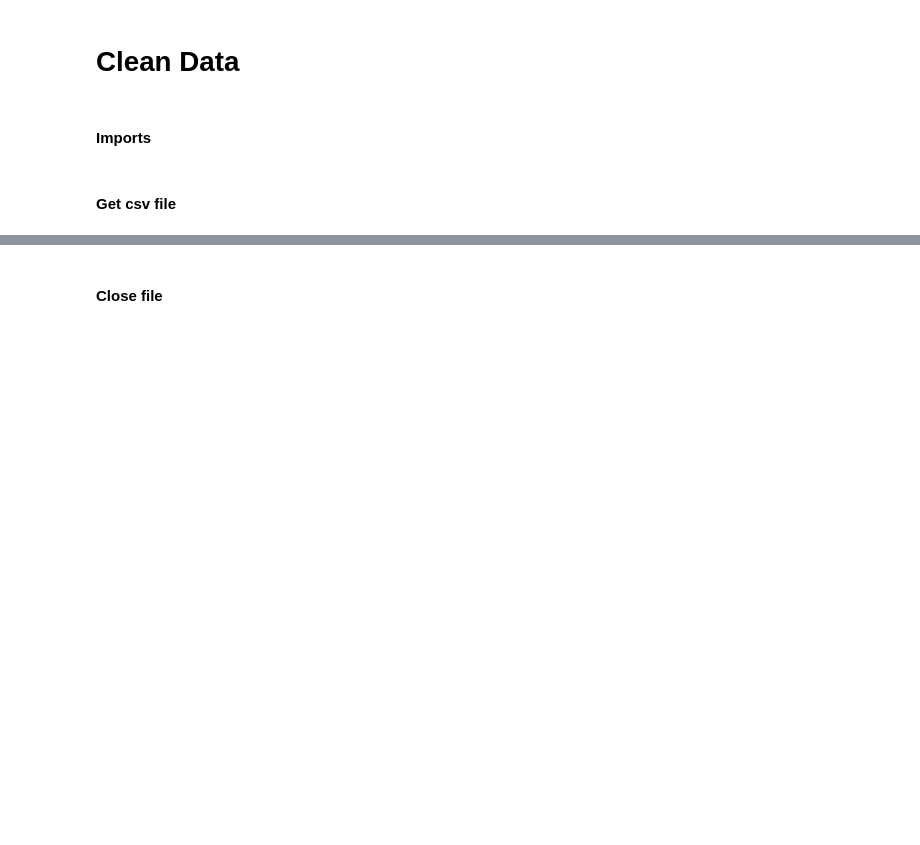
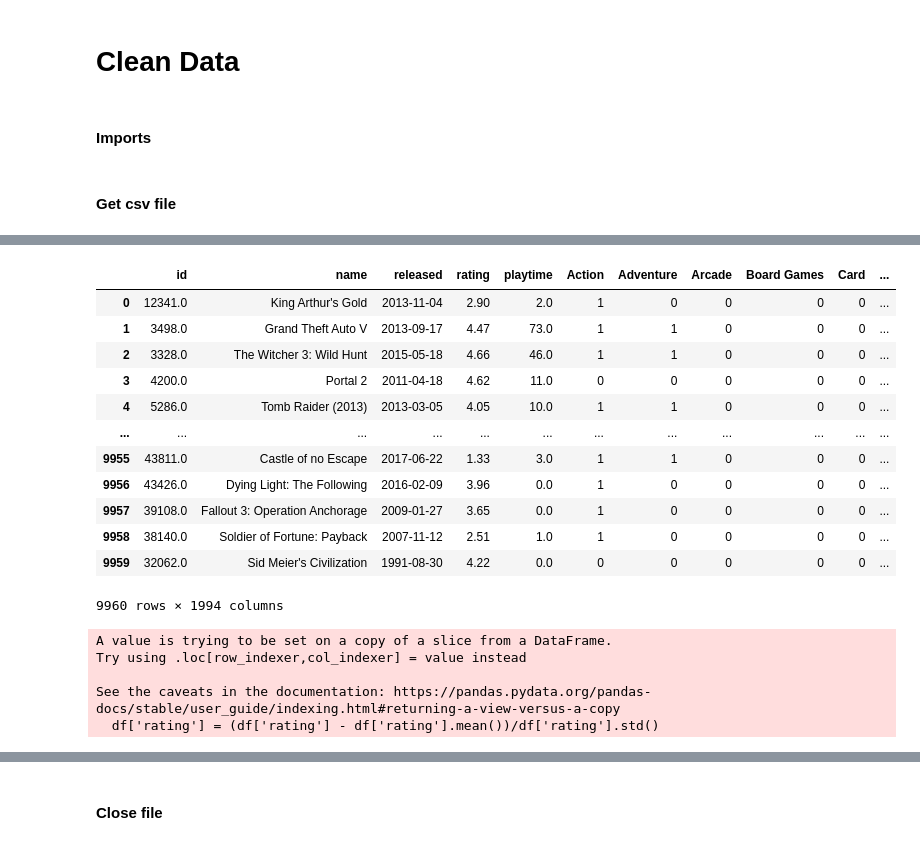
Before and after one commit to wanickols/GRS, a Jupyter notebook: Clean Data.ipynb, the cells around one changed output, grey strips where cells are left out. Saved outputs shown, nothing was run; the diff lists cells and outputs as text; code cells hidden in the pictures; blank space fills up the shorter version.

```diff
--- a/Clean Data.ipynb
+++ b/Clean Data.ipynb
@@ -42,21 +19,0 @@ UnicodeDecodeError: 'charmap' codec can't decode byte 0x81 in position 4224: cha
-# %%
-# Load the csv file into a DataFrame
-df = pd.read_csv('games.csv')
-
-# Split the tags column by spaces
-df['tags'] = df['tags'].str.split(' ')
-
-# Explode the tags column into multiple rows
-df = df.explode('tags')
-
-# Convert the tags column into dummy variables
-df = pd.get_dummies(df, columns=['tags'])
-
-# Group the DataFrame by genre
-grouped = df.groupby('genre')
-
-# Get the mean rating for each genre
-mean_rating = grouped['genre'].value_counts()
-
-# Print the mean rating for each genre
-print(mean_rating)
@@ -108,0 +20,37 @@ Name: count, Length: 8546, dtype: int64
+# %%
+# Drop Columns
+df = df.drop(['Unnamed: 10'], axis=1)
+df = df.drop(['metacritic'], axis=1)
+# %%
+df_genre = df['genre'].str.get_dummies('-')
+df = pd.concat([df[:], df_genre[:]], axis=1)
+
+
+df_tags = df['tags'].str.get_dummies('-')
+df = pd.concat([df[:], df_tags[:]], axis=1)
+
+
+df_platforms = df['platforms'].str.get_dummies('-')
+df = pd.concat([df[:], df_platforms[:]], axis=1)
+
+#df_series = df['series'].str.split('-')
+# %%
+df = df.drop(['genre'], axis=1)
+df = df.drop(['tags'], axis=1)
+df = df.drop(['platforms'], axis=1)
+df = df.drop(['series'], axis=1)
+df
+# %% [output]
+|  | id | name | released | rating | playtime | Action | Adventure | Arcade | Board Games | Card | ... |
+| 0 | 12341.0 | King Arthur's Gold | 2013-11-04 | 2.90 | 2.0 | 1 | 0 | 0 | 0 | 0 | ... |
+| 1 | 3498.0 | Grand Theft Auto V | 2013-09-17 | 4.47 | 73.0 | 1 | 1 | 0 | 0 | 0 | ... |
+| 2 | 3328.0 | The Witcher 3: Wild Hunt | 2015-05-18 | 4.66 | 46.0 | 1 | 1 | 0 | 0 | 0 | ... |
+| 3 | 4200.0 | Portal 2 | 2011-04-18 | 4.62 | 11.0 | 0 | 0 | 0 | 0 | 0 | ... |
+| 4 | 5286.0 | Tomb Raider (2013) | 2013-03-05 | 4.05 | 10.0 | 1 | 1 | 0 | 0 | 0 | ... |
+| ... | ... | ... | ... | ... | ... | ... | ... | ... | ... | ... | ... |
+| 9955 | 43811.0 | Castle of no Escape | 2017-06-22 | 1.33 | 3.0 | 1 | 1 | 0 | 0 | 0 | ... |
+| 9956 | 43426.0 | Dying Light: The Following | 2016-02-09 | 3.96 | 0.0 | 1 | 0 | 0 | 0 | 0 | ... |
+| 9957 | 39108.0 | Fallout 3: Operation Anchorage | 2009-01-27 | 3.65 | 0.0 | 1 | 0 | 0 | 0 | 0 | ... |
+| 9958 | 38140.0 | Soldier of Fortune: Payback | 2007-11-12 | 2.51 | 1.0 | 1 | 0 | 0 | 0 | 0 | ... |
+| 9959 | 32062.0 | Sid Meier's Civilization | 1991-08-30 | 4.22 | 0.0 | 0 | 0 | 0 | 0 | 0 | ... |
+9960 rows × 1994 columns
@@ -108,0 +59,8 @@ Name: count, Length: 8546, dtype: int64
+# %%
+df['rating'] = (df['rating'] - df['rating'].mean())/df['rating'].std()
+# %% [output]
+A value is trying to be set on a copy of a slice from a DataFrame.
+Try using .loc[row_indexer,col_indexer] = value instead
+
+See the caveats in the documentation: https://pandas.pydata.org/pandas-docs/stable/user_guide/indexing.html#returning-a-view-versus-a-copy
+  df['rating'] = (df['rating'] - df['rating'].mean())/df['rating'].std()
```
Also changed, not shown: parts of 12 cells of this notebook, 2 other files.
